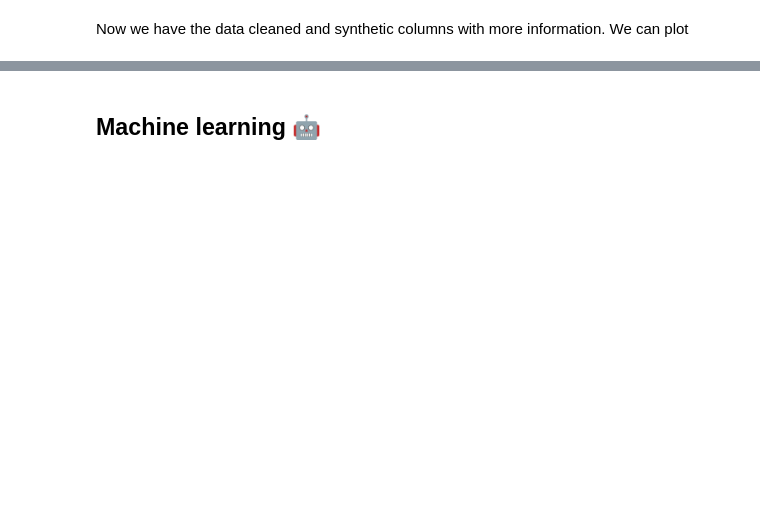
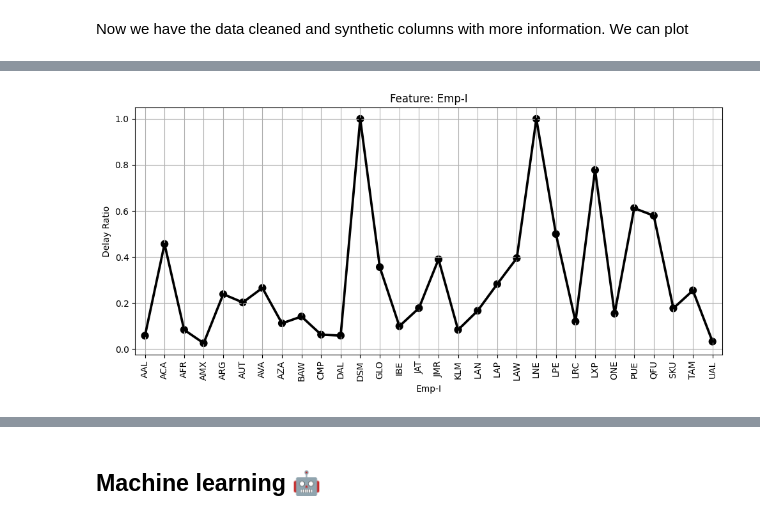
Before and after one commit to bemarchant/test-latam-challenge, a Jupyter notebook: solution.ipynb, the cells around one changed output, grey strips where cells are left out. Cells and saved outputs as stored; diff of their text form; code cells hidden in the pictures; blank space fills up the shorter version.

```diff
--- a/solution.ipynb
+++ b/solution.ipynb
@@ -87,0 +97,4 @@ Now we have the data cleaned and synthetic columns with more information. We can
+# %%
+plot_rate_delay(df, ['Emp-I'])
+# %% [output]
+[figure, added]
```
Also changed, not shown: parts of 8 cells of this notebook.
